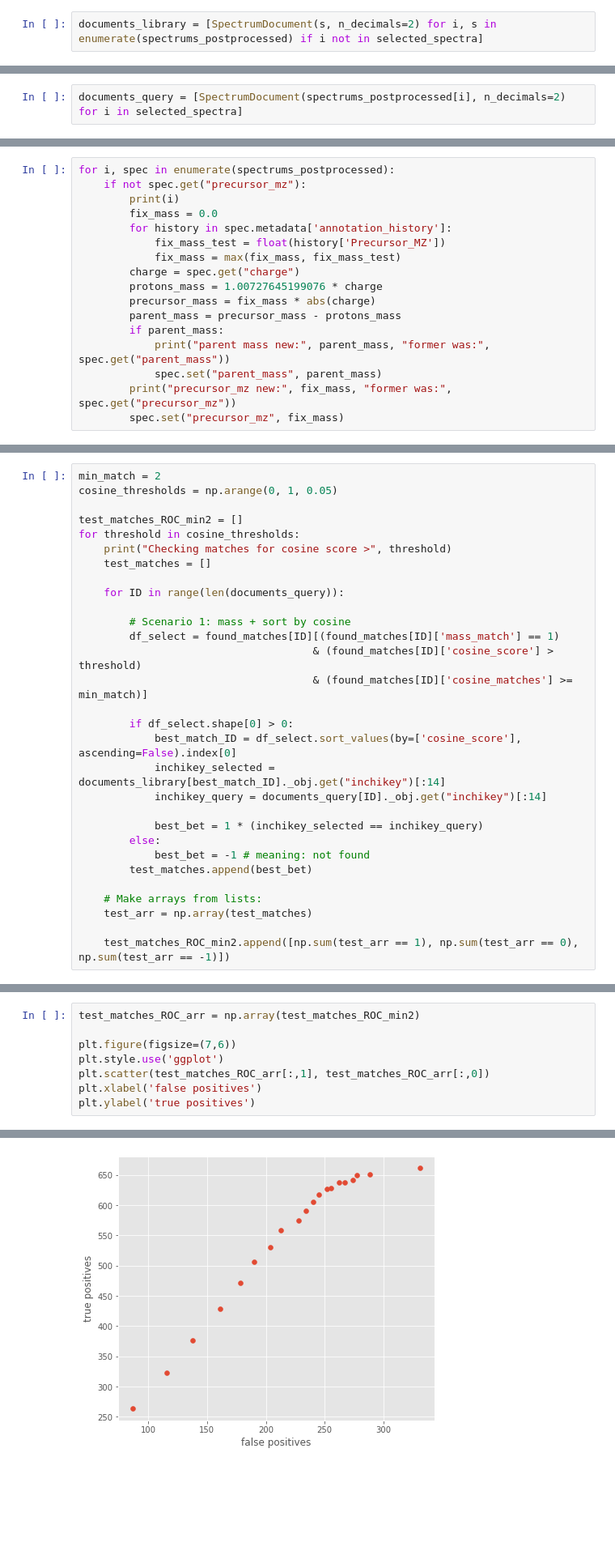
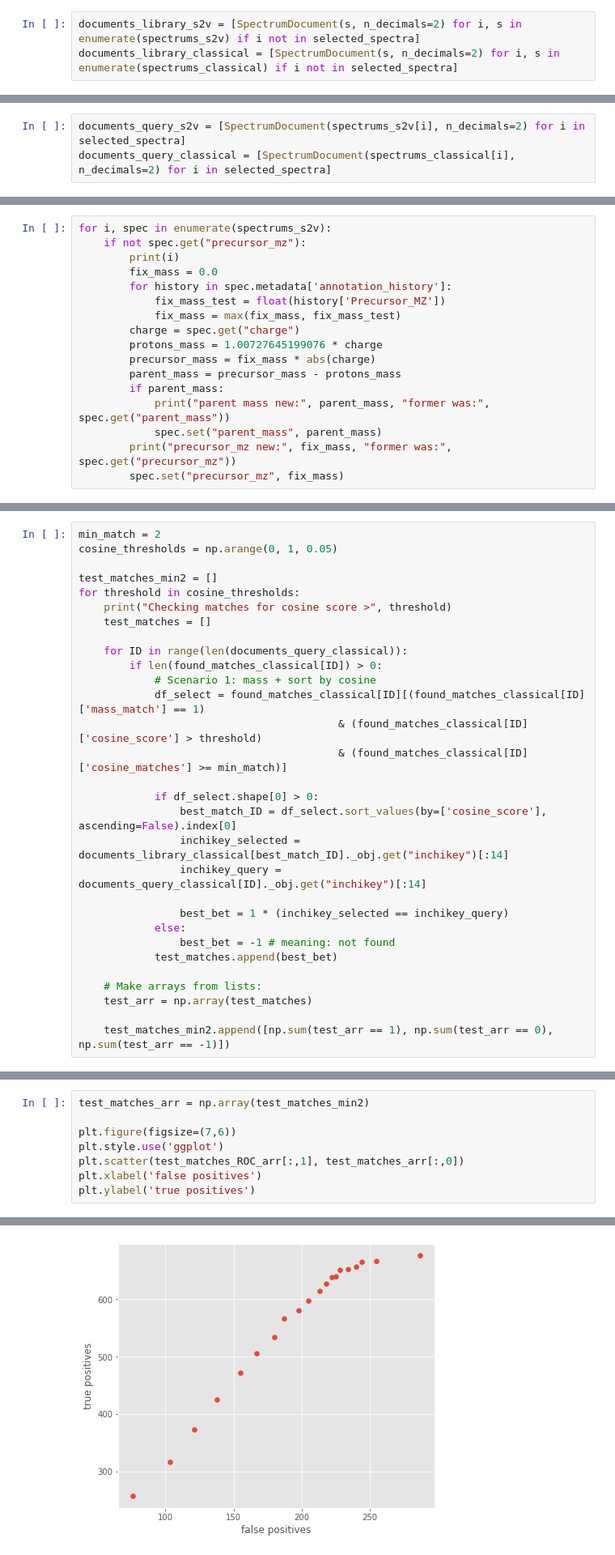
Before and after one commit to iomega/spec2vec_gnps_data_analysis, a Jupyter notebook: notebooks/iomega-workflow-8-library-matching.ipynb, the cells around one changed output, grey strips where cells are left out. Shown: that part at 81% size. Saved outputs shown, nothing was run; the diff lists cells and outputs as text; blank space fills up the shorter version.

```diff
--- a/notebooks/iomega-workflow-8-library-matching.ipynb
+++ b/notebooks/iomega-workflow-8-library-matching.ipynb
@@ -220,7 +271,8 @@ CCMSLIB00004696689 QJVXKWHHAMZTBY
 from spec2vec import Spec2VecParallel
 from spec2vec import SpectrumDocument
 # %%
-documents_library = [SpectrumDocument(s, n_decimals=2) for i, s in enumerate(spectrums_postprocessed) if i not in selected_spectra]
+documents_library_s2v = [SpectrumDocument(s, n_decimals=2) for i, s in enumerate(spectrums_s2v) if i not in selected_spectra]
+documents_library_classical = [SpectrumDocument(s, n_decimals=2) for i, s in enumerate(spectrums_classical) if i not in selected_spectra]
 # %%
 len(documents_library), len(spectrums_postprocessed)  # 1000 should be removed
 # %% [output]
@@ -266,5 +318,6 @@ path_models = os.path.join(path_data, "trained_models")
 model_file = os.path.join(path_models, "spec2vec_librarymatching_iter_15.model")
 model = gensim.models.Word2Vec.load(model_file)
 # %%
-documents_query = [SpectrumDocument(spectrums_postprocessed[i], n_decimals=2) for i in selected_spectra]
+documents_query_s2v = [SpectrumDocument(spectrums_s2v[i], n_decimals=2) for i in selected_spectra]
+documents_query_classical = [SpectrumDocument(spectrums_classical[i], n_decimals=2) for i in selected_spectra]
 # %%
@@ -293,5 +368,5 @@ for i, spec in enumerate(spectrums_postprocessed):
 # %%
-for i, spec in enumerate(spectrums_postprocessed):
+for i, spec in enumerate(spectrums_s2v):
     if not spec.get("precursor_mz"):
         print(i)
         fix_mass = 0.0
@@ -373,32 +614,32 @@ SRRQPVVYXBTRQK-XMMPIXPASA-N
 min_match = 2
 cosine_thresholds = np.arange(0, 1, 0.05)
 
-test_matches_ROC_min2 = []
+test_matches_min2 = []
 for threshold in cosine_thresholds:
     print("Checking matches for cosine score >", threshold)
     test_matches = []
 
-    for ID in range(len(documents_query)):
+    for ID in range(len(documents_query_classical)):
+        if len(found_matches_classical[ID]) > 0:
+            # Scenario 1: mass + sort by cosine
+            df_select = found_matches_classical[ID][(found_matches_classical[ID]['mass_match'] == 1)
+                                         & (found_matches_classical[ID]['cosine_score'] > threshold)
+                                         & (found_matches_classical[ID]['cosine_matches'] >= min_match)]
 
-        # Scenario 1: mass + sort by cosine
-        df_select = found_matches[ID][(found_matches[ID]['mass_match'] == 1)
-                                     & (found_matches[ID]['cosine_score'] > threshold)
-                                     & (found_matches[ID]['cosine_matches'] >= min_match)]
+            if df_select.shape[0] > 0:
+                best_match_ID = df_select.sort_values(by=['cosine_score'], ascending=False).index[0]
+                inchikey_selected = documents_library_classical[best_match_ID]._obj.get("inchikey")[:14]
+                inchikey_query = documents_query_classical[ID]._obj.get("inchikey")[:14]
 
-        if df_select.shape[0] > 0:
-            best_match_ID = df_select.sort_values(by=['cosine_score'], ascending=False).index[0]
-            inchikey_selected = documents_library[best_match_ID]._obj.get("inchikey")[:14]
-            inchikey_query = documents_query[ID]._obj.get("inchikey")[:14]
-
-            best_bet = 1 * (inchikey_selected == inchikey_query)
-        else:
-            best_bet = -1 # meaning: not found
-        test_matches.append(best_bet)
+                best_bet = 1 * (inchikey_selected == inchikey_query)
+            else:
+                best_bet = -1 # meaning: not found
+            test_matches.append(best_bet)
 
     # Make arrays from lists:
     test_arr = np.array(test_matches)
 
-    test_matches_ROC_min2.append([np.sum(test_arr == 1), np.sum(test_arr == 0), np.sum(test_arr == -1)])
+    test_matches_min2.append([np.sum(test_arr == 1), np.sum(test_arr == 0), np.sum(test_arr == -1)])
 # %% [output]
 Checking matches for cosine score > 0.0
 Checking matches for cosine score > 0.05
@@ -421,13 +662,13 @@ Checking matches for cosine score > 0.8500000000000001
 Checking matches for cosine score > 0.9
 Checking matches for cosine score > 0.9500000000000001
 # %%
-test_matches_ROC_arr = np.array(test_matches_ROC_min2)
+test_matches_arr = np.array(test_matches_min2)
 
 plt.figure(figsize=(7,6))
 plt.style.use('ggplot')
-plt.scatter(test_matches_ROC_arr[:,1], test_matches_ROC_arr[:,0])
+plt.scatter(test_matches_ROC_arr[:,1], test_matches_arr[:,0])
 plt.xlabel('false positives')
 plt.ylabel('true positives')
 # %% [output]
 Text(0, 0.5, 'true positives')
-[figure, old version]
+[figure, new version]
```
Also changed, not shown: parts of 44 cells of this notebook, 1 other file.
